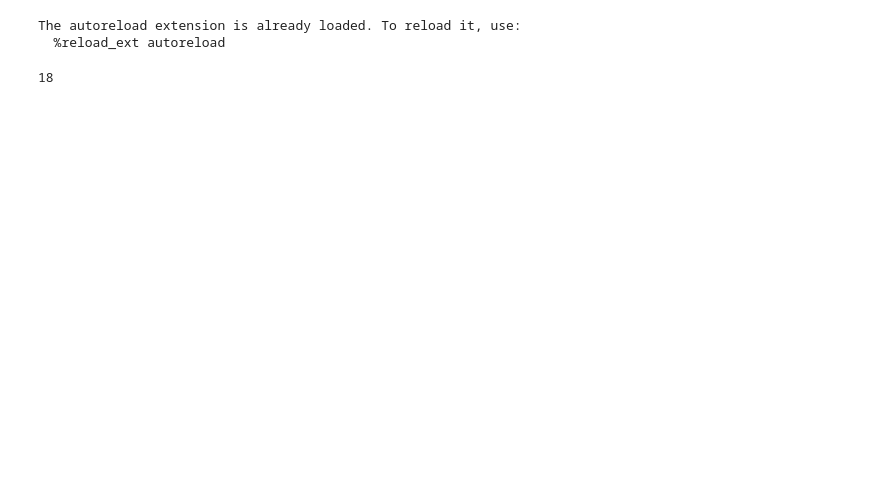
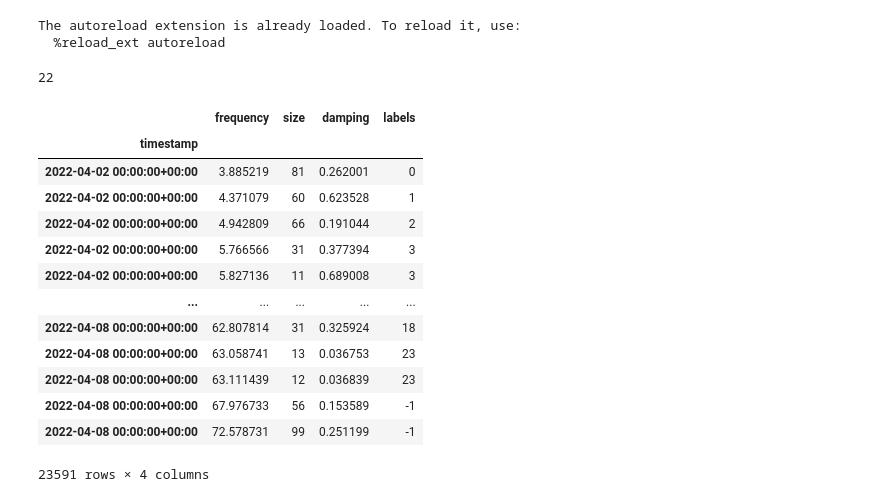
Before and after one commit to WEILMAX/oma_tracking, a Jupyter notebook: notebooks/oma_clustering.ipynb, the cells around one changed output. Cells and saved outputs as stored; diff of their text form; code cells hidden in the pictures; blank space fills up the shorter version.

```diff
--- a/notebooks/oma_clustering.ipynb
+++ b/notebooks/oma_clustering.ipynb
@@ -34,10 +34,27 @@ mc = ModeClusterer(
 # %%
 mc.fit(sensor_data)
 # %%
-clustered_modes = mc.predict(min_cluster_size=350)
+clustered_modes = mc.predict(min_cluster_size=200)
 len(clustered_modes.labels.unique())
 # %% [output]
-18
+22
+# %%
+mc.dbscan_data
+# %% [output]
+|  | frequency | size | damping | labels |
+| timestamp |  |  |  |  |
+| 2022-04-02 00:00:00+00:00 | 3.885219 | 81 | 0.262001 | 0 |
+| 2022-04-02 00:00:00+00:00 | 4.371079 | 60 | 0.623528 | 1 |
+| 2022-04-02 00:00:00+00:00 | 4.942809 | 66 | 0.191044 | 2 |
+| 2022-04-02 00:00:00+00:00 | 5.766566 | 31 | 0.377394 | 3 |
+| 2022-04-02 00:00:00+00:00 | 5.827136 | 11 | 0.689008 | 3 |
+| ... | ... | ... | ... | ... |
+| 2022-04-08 00:00:00+00:00 | 62.807814 | 31 | 0.325924 | 18 |
+| 2022-04-08 00:00:00+00:00 | 63.058741 | 13 | 0.036753 | 23 |
+| 2022-04-08 00:00:00+00:00 | 63.111439 | 12 | 0.036839 | 23 |
+| 2022-04-08 00:00:00+00:00 | 67.976733 | 56 | 0.153589 | -1 |
+| 2022-04-08 00:00:00+00:00 | 72.578731 | 99 | 0.251199 | -1 |
+23591 rows × 4 columns
 # %%
 import matplotlib.pyplot as plt
 from matplotlib.colors import ListedColormap
```
Also changed, not shown: parts of 11 cells of this notebook, 3 other files.
